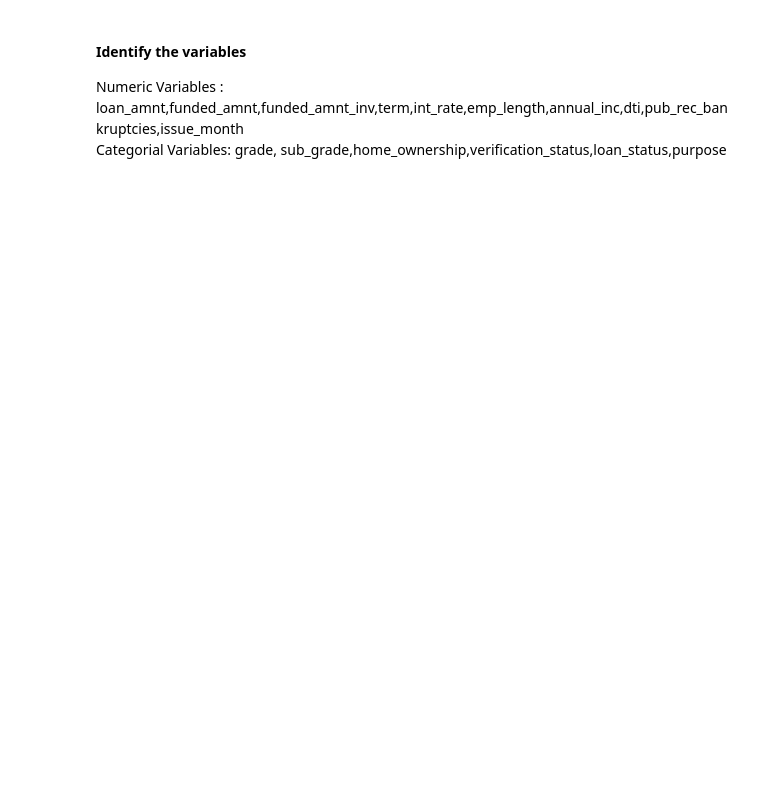
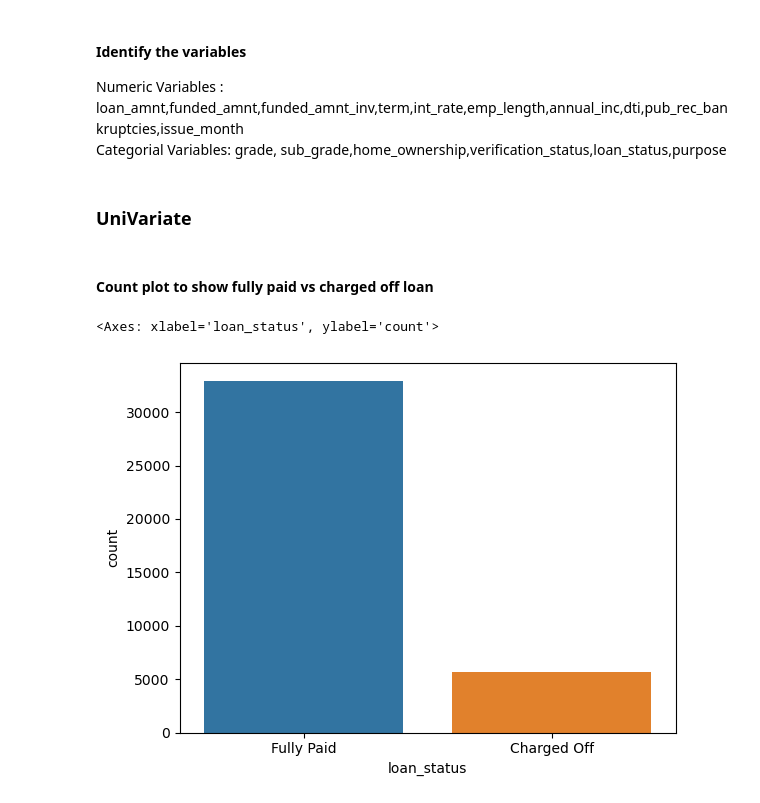
Before and after one commit to milli2202/Lending-Club-Case-Study, a Jupyter notebook: Mahalakshmi_Archana_LendingClub.ipynb, the cells around one changed output. Cells and saved outputs as stored; diff of their text form; code cells hidden in the pictures; blank space fills up the shorter version.

```diff
--- a/Mahalakshmi_Archana_LendingClub.ipynb
+++ b/Mahalakshmi_Archana_LendingClub.ipynb
@@ -405,3 +405,12 @@ loan.describe()
 #### Identify the variables
 Numeric Variables : loan_amnt,funded_amnt,funded_amnt_inv,term,int_rate,emp_length,annual_inc,dti,pub_rec_bankruptcies,issue_month
 <br>Categorial Variables: grade, sub_grade,home_ownership,verification_status,loan_status,purpose
+# %% [markdown]
+### UniVariate
+# %% [markdown]
+#### Count plot to show fully paid vs charged off loan
+# %%
+sns.countplot(x ='loan_status', data = loan)
+# %% [output]
+<Axes: xlabel='loan_status', ylabel='count'>
+[figure, added]
```
Also changed, not shown: parts of 26 cells of this notebook.
